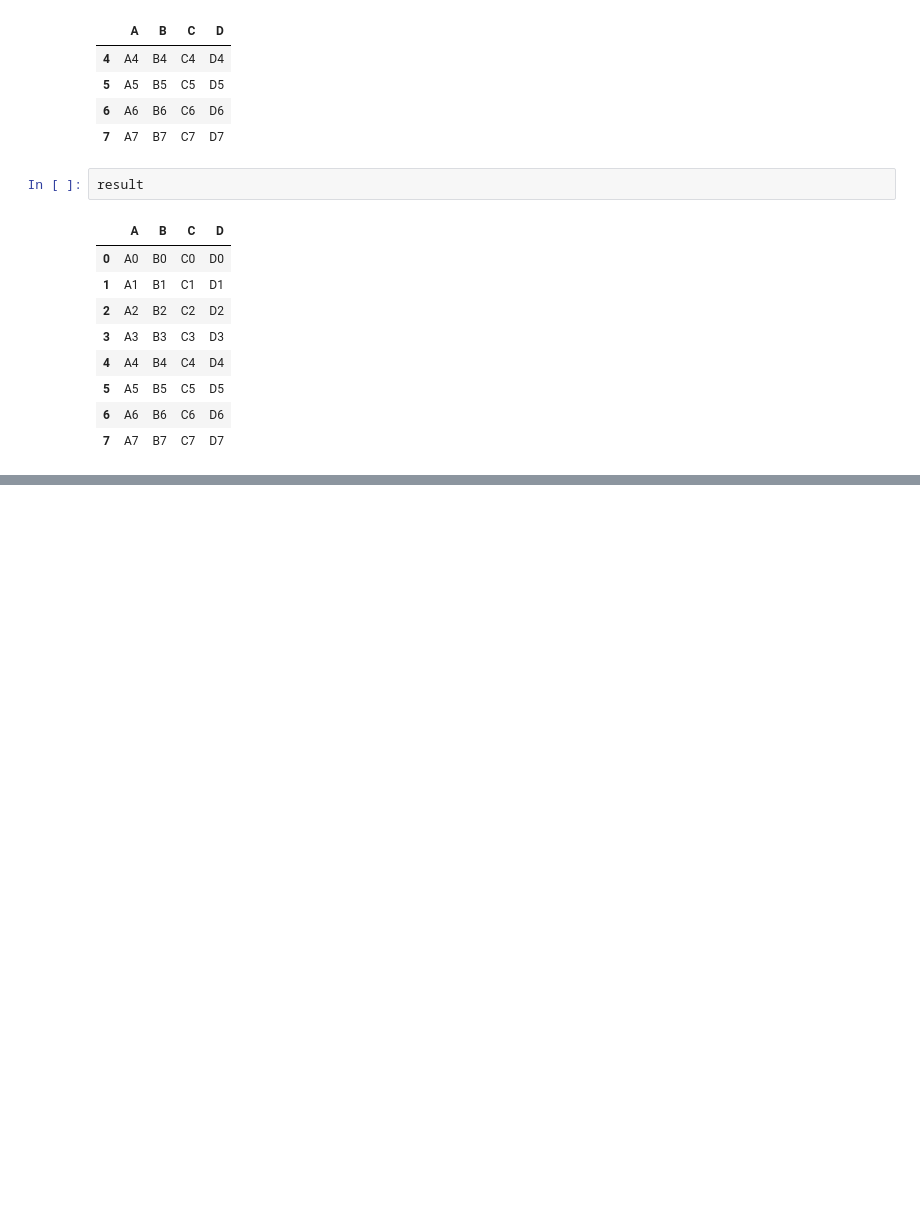
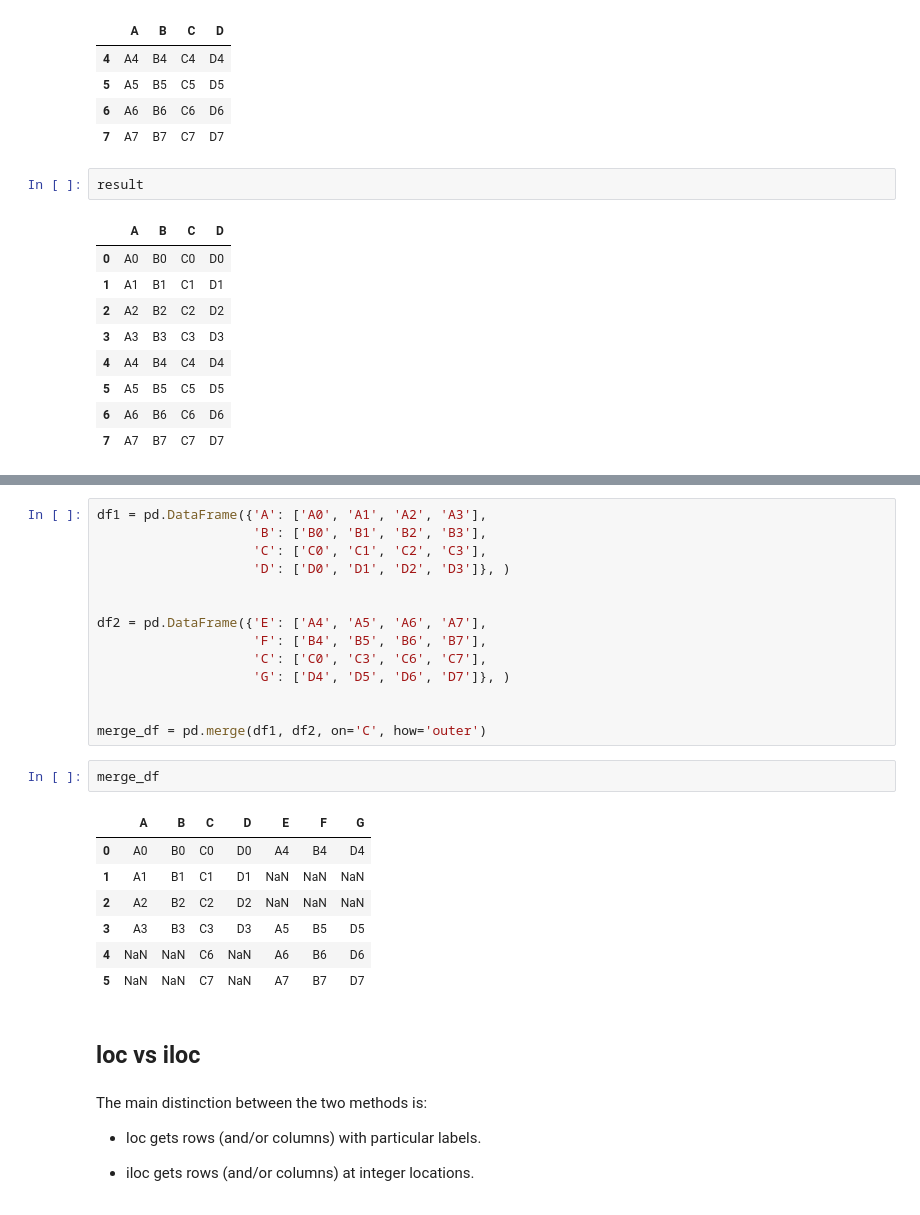
Before and after one commit to omonuj/Python-for-data-science, a Jupyter notebook: Pandas.ipynb, the cells around one changed output, grey strips where cells are left out. Drawn from its saved outputs; the diff is of its cells as text; blank space fills up the shorter version.

```diff
--- a/Pandas.ipynb
+++ b/Pandas.ipynb
@@ -437,0 +440,32 @@ result
+# %%
+df1 = pd.DataFrame({'A': ['A0', 'A1', 'A2', 'A3'],
+                    'B': ['B0', 'B1', 'B2', 'B3'],
+                    'C': ['C0', 'C1', 'C2', 'C3'],
+                    'D': ['D0', 'D1', 'D2', 'D3']}, )
+
+
+df2 = pd.DataFrame({'E': ['A4', 'A5', 'A6', 'A7'],
+                    'F': ['B4', 'B5', 'B6', 'B7'],
+                    'C': ['C0', 'C3', 'C6', 'C7'],
+                    'G': ['D4', 'D5', 'D6', 'D7']}, )
+
+
+merge_df = pd.merge(df1, df2, on='C', how='outer')
+# %%
+merge_df
+# %% [output]
+|  | A | B | C | D | E | F | G |
+| 0 | A0 | B0 | C0 | D0 | A4 | B4 | D4 |
+| 1 | A1 | B1 | C1 | D1 | NaN | NaN | NaN |
+| 2 | A2 | B2 | C2 | D2 | NaN | NaN | NaN |
+| 3 | A3 | B3 | C3 | D3 | A5 | B5 | D5 |
+| 4 | NaN | NaN | C6 | NaN | A6 | B6 | D6 |
+| 5 | NaN | NaN | C7 | NaN | A7 | B7 | D7 |
+# %% [markdown]
+## loc vs iloc
+# %% [markdown]
+The main distinction between the two methods is:
+
+- loc gets rows (and/or columns) with particular labels.
+
+- iloc gets rows (and/or columns) at integer locations.
```
Also changed, not shown: parts of 1 cell of this notebook.
